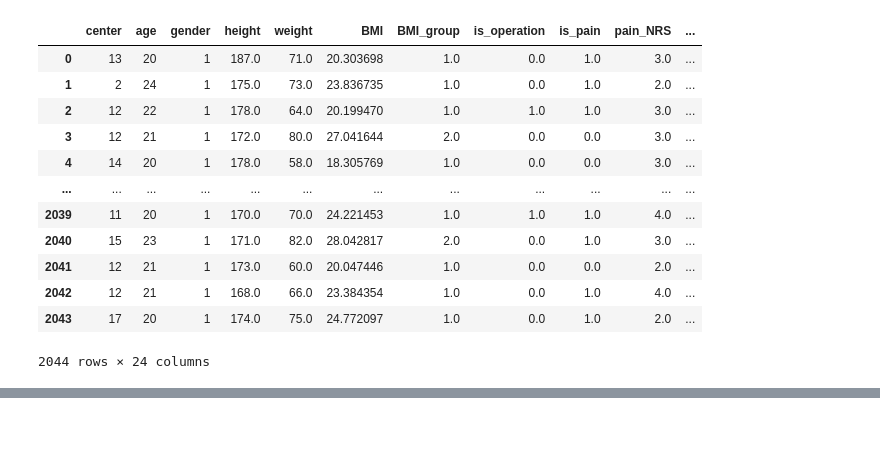
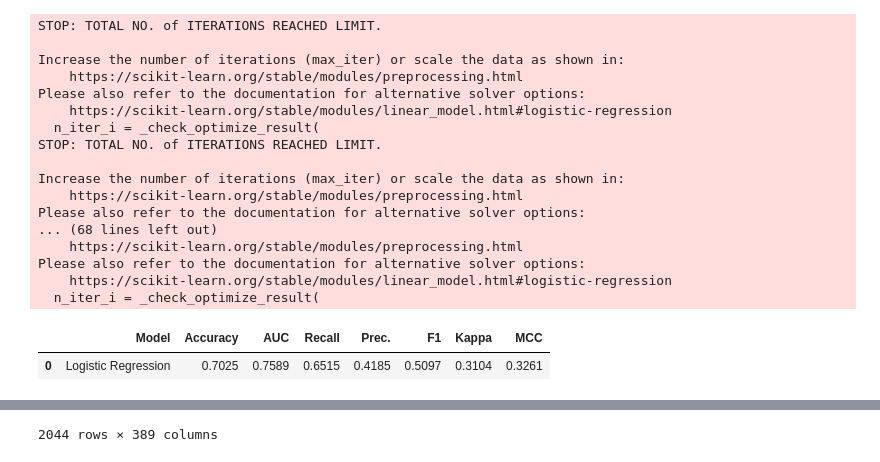
Before and after one commit to remind1580/ROKA_stomach-pain, a Jupyter notebook: 4_machine_learning_models.ipynb, the cells around one changed output, grey strips where cells are left out. Drawn from its saved outputs; the diff is of its cells as text; code cells hidden in the pictures; blank space fills up the shorter version.

Commit message:
Update counter vectorizer

```diff
--- a/4_machine_learning_models.ipynb
+++ b/4_machine_learning_models.ipynb
@@ -2,25 +2,39 @@
 import pickle
 import pandas as pd
 
-# with open("data/X.pickle", "rb") as f:
-#     X = pickle.load(f)
+with open("data/X_meta_use-target_sub.pickle", "rb") as f:
+    X_meta = pickle.load(f)
 
-# with open("data/y.pickle", "rb") as f:
-#     y = pickle.load(f)
+X_train_meta, X_valid_meta, X_test_meta = X_meta
 
+with open("data/X_token_use-target_sub.pickle", "rb") as f:
+    X_token = pickle.load(f)
 
-with open("data/X_use-target_sub.pickle", "rb") as f:
-    X = pickle.load(f)
+X_train_token, X_valid_token, X_test_token = X_token
 
 with open("data/y_use-target_sub.pickle", "rb") as f:
     y = pickle.load(f)
+
+y_train, y_valid, y_test = y
+# %%
+def concat_tokens(tokens):
+    return [" ".join(x) for x in tokens]
+
+X_train_token = concat_tokens(X_train_token)
+X_valid_token = concat_tokens(X_valid_token)
+X_test_token = concat_tokens(X_test_token)
+# %%
+from sklearn.feature_extraction.text import TfidfVectorizer, CountVectorizer
+
+count_vectorizer = CountVectorizer(min_df=.015, max_df=.8, max_features=1000, ngram_range=[1, 3])
+count_vectorizer.fit(X_train_token)
+X_train_token_vec = pd.DataFrame.sparse.from_spmatrix(count_vectorizer.transform(X_train_token))
+X_valid_token_vec = pd.DataFrame.sparse.from_spmatrix(count_vectorizer.transform(X_valid_token))
+X_test_token_vec = pd.DataFrame.sparse.from_spmatrix(count_vectorizer.transform(X_test_token))
 # %%
-X_train, X_valid, X_test = X
-y_train, y_valid, y_test = y
-
-X_train = pd.DataFrame(X_train)
-X_valid = pd.DataFrame(X_valid)
-X_test = pd.DataFrame(X_test)
+X_train = pd.concat([X_train_meta, X_train_token_vec], axis=1)
+X_valid = pd.concat([X_valid_meta, X_valid_token_vec], axis=1)
+X_test = pd.concat([X_test_meta, X_test_token_vec], axis=1)
 
 y_train = pd.DataFrame(y_train, columns=['target'])
 y_valid = pd.DataFrame(y_valid, columns=['target'])
@@ -56,7 +71,7 @@ clf = setup(data=train_df, target="target",
 | 59 | Fix Imbalance Method | SMOTE |
 # %%
 lr = create_model('lr')
-tuned_lr = tune_model(lr, fold=10, optimize='f1')
+tuned_lr = tune_model(lr, optimize='f1')
 final_lr = finalize_model(tuned_lr)
 pred_lr = predict_model(final_lr, data=test_df)
 pred_lr
@@ -77,13 +88,19 @@ pred_lr
+STOP: TOTAL NO. of ITERATIONS REACHED LIMIT.
+
+Increase the number of iterations (max_iter) or scale the data as shown in:
+    https://scikit-learn.org/stable/modules/preprocessing.html
+Please also refer to the documentation for alternative solver options:
+    https://scikit-learn.org/stable/modules/linear_model.html#logistic-regression
+  n_iter_i = _check_optimize_result(
+STOP: TOTAL NO. of ITERATIONS REACHED LIMIT.
+
+Increase the number of iterations (max_iter) or scale the data as shown in:
+    https://scikit-learn.org/stable/modules/preprocessing.html
+Please also refer to the documentation for alternative solver options:
+... (68 lines left out)
+    https://scikit-learn.org/stable/modules/preprocessing.html
+Please also refer to the documentation for alternative solver options:
+    https://scikit-learn.org/stable/modules/linear_model.html#logistic-regression
+  n_iter_i = _check_optimize_result(
-|  | center | age | gender | height | weight | BMI | BMI_group | is_operation | is_pain | pain_NRS | ... |
-| 0 | 13 | 20 | 1 | 187.0 | 71.0 | 20.303698 | 1.0 | 0.0 | 1.0 | 3.0 | ... |
-| 1 | 2 | 24 | 1 | 175.0 | 73.0 | 23.836735 | 1.0 | 0.0 | 1.0 | 2.0 | ... |
-| 2 | 12 | 22 | 1 | 178.0 | 64.0 | 20.199470 | 1.0 | 1.0 | 1.0 | 3.0 | ... |
-| 3 | 12 | 21 | 1 | 172.0 | 80.0 | 27.041644 | 2.0 | 0.0 | 0.0 | 3.0 | ... |
-| 4 | 14 | 20 | 1 | 178.0 | 58.0 | 18.305769 | 1.0 | 0.0 | 0.0 | 3.0 | ... |
-| ... | ... | ... | ... | ... | ... | ... | ... | ... | ... | ... | ... |
-| 2039 | 11 | 20 | 1 | 170.0 | 70.0 | 24.221453 | 1.0 | 1.0 | 1.0 | 4.0 | ... |
-| 2040 | 15 | 23 | 1 | 171.0 | 82.0 | 28.042817 | 2.0 | 0.0 | 1.0 | 3.0 | ... |
-| 2041 | 12 | 21 | 1 | 173.0 | 60.0 | 20.047446 | 1.0 | 0.0 | 0.0 | 2.0 | ... |
-| 2042 | 12 | 21 | 1 | 168.0 | 66.0 | 23.384354 | 1.0 | 0.0 | 1.0 | 4.0 | ... |
-| 2043 | 17 | 20 | 1 | 174.0 | 75.0 | 24.772097 | 1.0 | 0.0 | 1.0 | 2.0 | ... |
+|  | Model | Accuracy | AUC | Recall | Prec. | F1 | Kappa | MCC |
+| 0 | Logistic Regression | 0.7025 | 0.7589 | 0.6515 | 0.4185 | 0.5097 | 0.3104 | 0.3261 |
-2044 rows × 24 columns
@@ -89,0 +119 @@ pred_lr
+2044 rows × 389 columns
```
Also changed, not shown: parts of 7 cells of this notebook.
